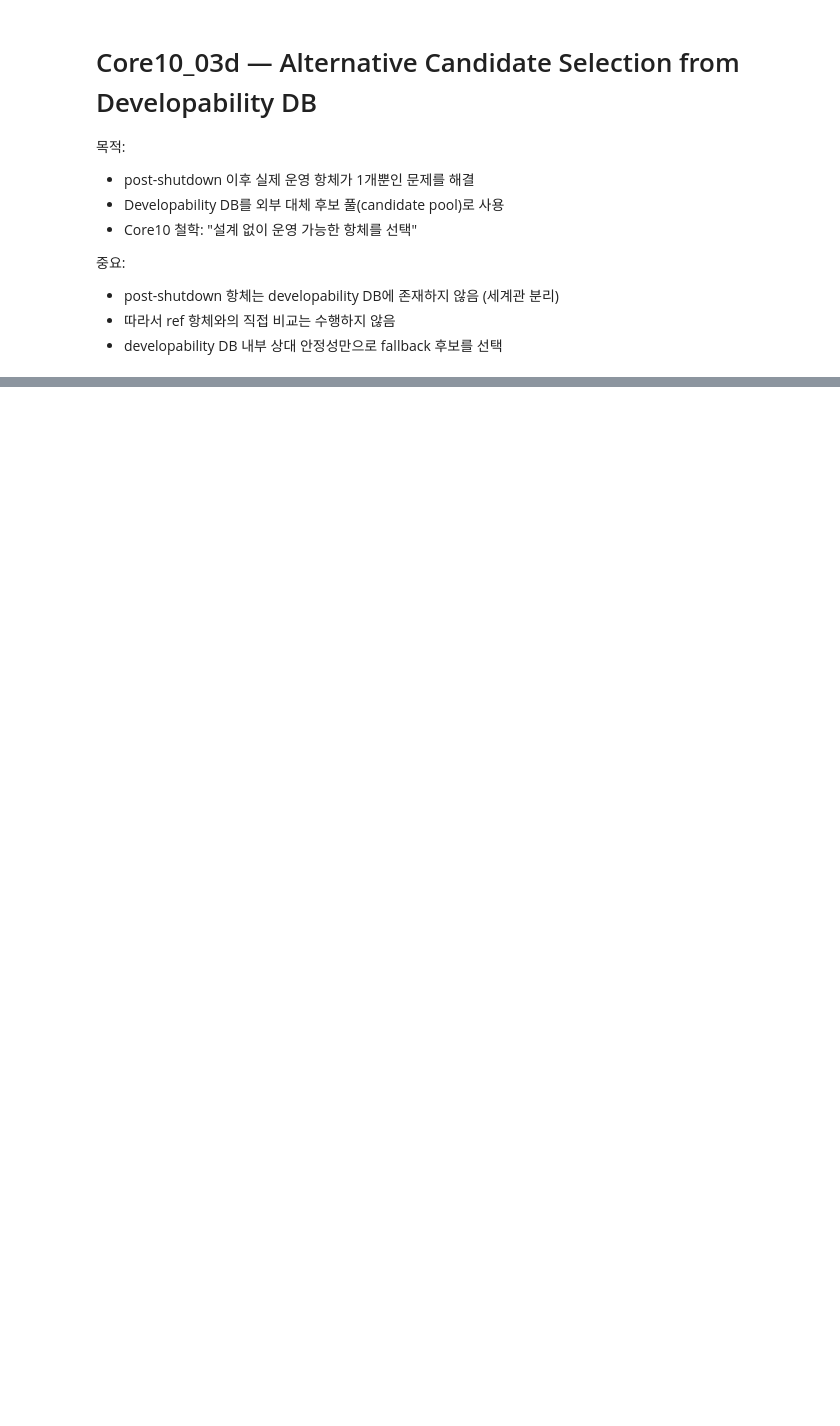
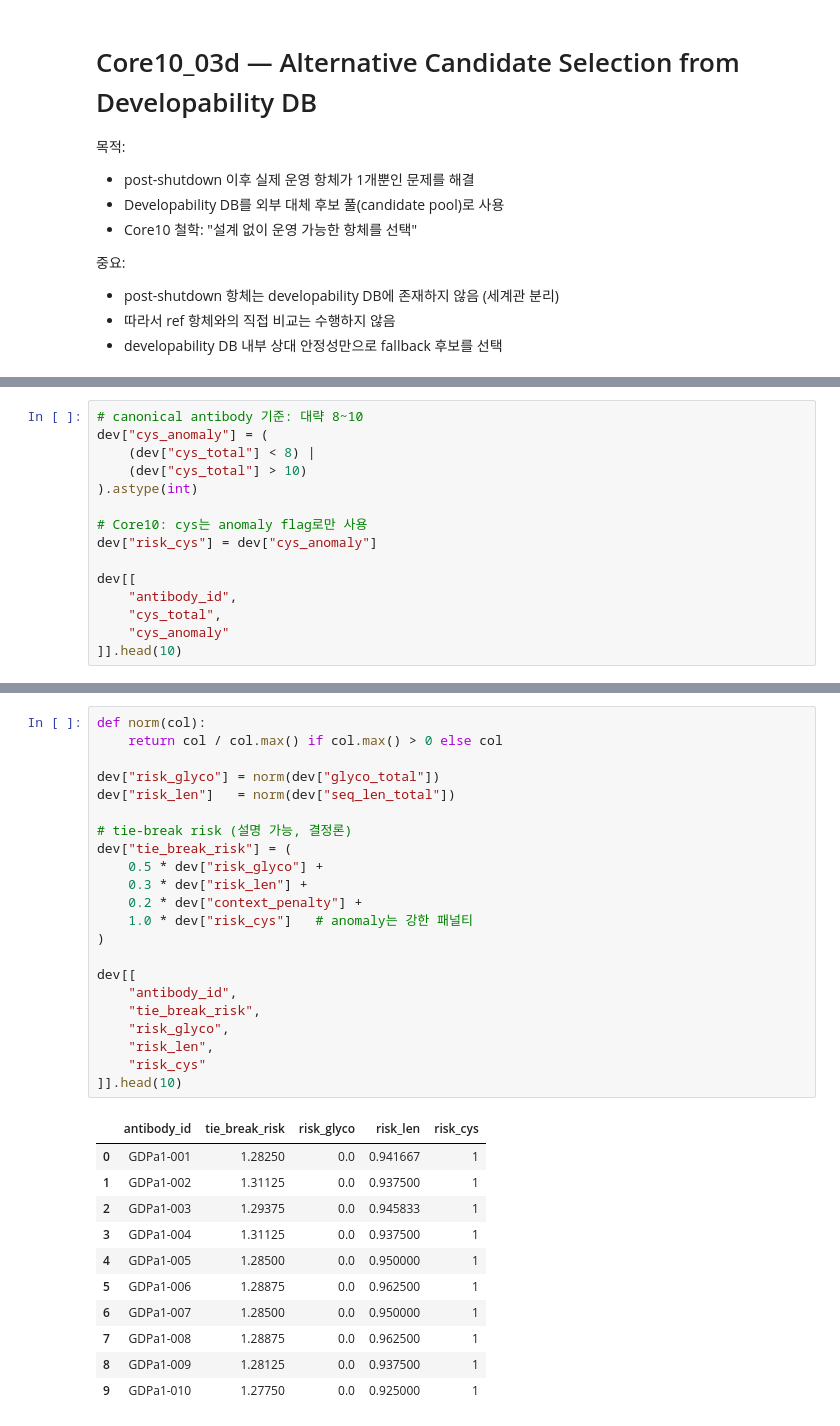
Before and after one commit to 20240807-YR/Developability_Data, a Jupyter notebook: core/core_10/core10_03d_alternative_candidates_from_developability.ipynb, the cells around one changed output, grey strips where cells are left out. Drawn from its saved outputs; the diff is of its cells as text; blank space fills up the shorter version.

```diff
--- a/core/core_10/core10_03d_alternative_candidates_from_developability.ipynb
+++ b/core/core_10/core10_03d_alternative_candidates_from_developability.ipynb
@@ -196,0 +230,15 @@ else:
+# %%
+# canonical antibody 기준: 대략 8~10
+dev["cys_anomaly"] = (
+    (dev["cys_total"] < 8) |
+    (dev["cys_total"] > 10)
+).astype(int)
+
+# Core10: cys는 anomaly flag로만 사용
+dev["risk_cys"] = dev["cys_anomaly"]
+
+dev[[
+    "antibody_id",
+    "cys_total",
+    "cys_anomaly"
+]].head(10)
@@ -196,0 +257,34 @@ else:
+# %%
+def norm(col):
+    return col / col.max() if col.max() > 0 else col
+
+dev["risk_glyco"] = norm(dev["glyco_total"])
+dev["risk_len"]   = norm(dev["seq_len_total"])
+
+# tie-break risk (설명 가능, 결정론)
+dev["tie_break_risk"] = (
+    0.5 * dev["risk_glyco"] +
+    0.3 * dev["risk_len"] +
+    0.2 * dev["context_penalty"] +
+    1.0 * dev["risk_cys"]   # anomaly는 강한 패널티
+)
+
+dev[[
+    "antibody_id",
+    "tie_break_risk",
+    "risk_glyco",
+    "risk_len",
+    "risk_cys"
+]].head(10)
+# %% [output]
+|  | antibody_id | tie_break_risk | risk_glyco | risk_len | risk_cys |
+| 0 | GDPa1-001 | 1.28250 | 0.0 | 0.941667 | 1 |
+| 1 | GDPa1-002 | 1.31125 | 0.0 | 0.937500 | 1 |
+| 2 | GDPa1-003 | 1.29375 | 0.0 | 0.945833 | 1 |
+| 3 | GDPa1-004 | 1.31125 | 0.0 | 0.937500 | 1 |
+| 4 | GDPa1-005 | 1.28500 | 0.0 | 0.950000 | 1 |
+| 5 | GDPa1-006 | 1.28875 | 0.0 | 0.962500 | 1 |
+| 6 | GDPa1-007 | 1.28500 | 0.0 | 0.950000 | 1 |
+| 7 | GDPa1-008 | 1.28875 | 0.0 | 0.962500 | 1 |
+| 8 | GDPa1-009 | 1.28125 | 0.0 | 0.937500 | 1 |
+| 9 | GDPa1-010 | 1.27750 | 0.0 | 0.925000 | 1 |
```
Also changed, not shown: parts of 16 cells of this notebook, 23 other files.
